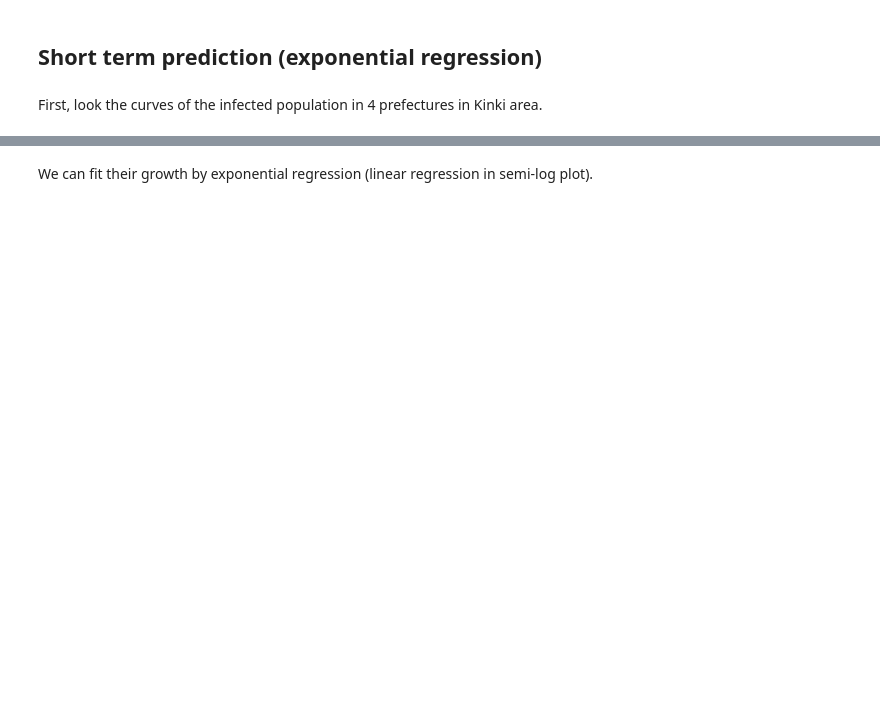
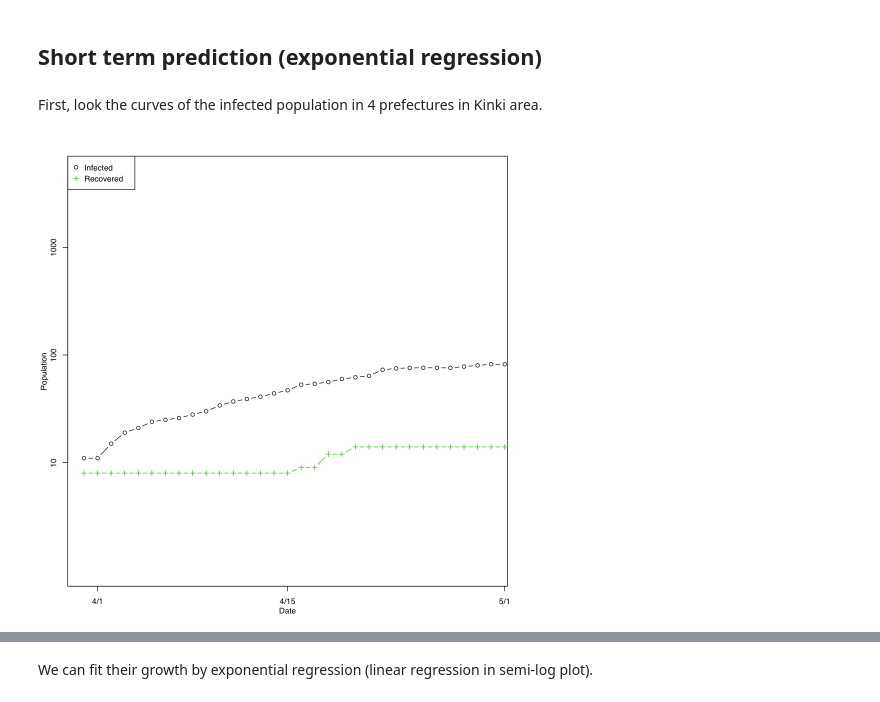
Before and after one commit to naono-git/covid19, a Jupyter notebook: covid19.nara.2.ipynb, the cells around one changed output, grey strips where cells are left out. Drawn from its saved outputs; the diff is of its cells as text; code cells hidden in the pictures; blank space fills up the shorter version.

```diff
--- a/covid19.nara.2.ipynb
+++ b/covid19.nara.2.ipynb
@@ -509,6 +509,17 @@ round((pred_peak[,3] / n0_nara)*100,1)
 ## Short term prediction (exponential regression)
 # %% [markdown]
 First, look the curves of the infected population in 4 prefectures in Kinki area.
+# %%
+pref_kinki4 <- c("Nara","Osaka","Hyogo","Kyoto")
+plotFigure(function(){
+    matplot(dd2, log(pref47.infected[,"Nara"]),type="b",pch=1, col=1, xlim=c(0,30), ylim=log(c(1,5000)),axes=FALSE, frame=TRUE, ylab="Population", xlab="Date")
+    matpoints(dd2, log(pref47.recovered[,"Nara"]),type="b",pch=3, col=3)
+    axis(1,at=ddlabel-d0.p47,labels=ticklabel)
+    axis(2,at=log(c(10^(1:5))),labels=c(10^(1:5)))
+    legend("topleft",pch=c(1,3), col=c(1,3), legend=c("Infected","Recovered"))
+},dir="fig",file=paste("Nara_",stamp,sep=""),dev=c("x11"))
+# %% [output]
+[figure, added]
 # %%
 options(repr.plot.width=8, repr.plot.height=8)
 
```
Also changed, not shown: parts of 21 cells of this notebook, 6 other files.
